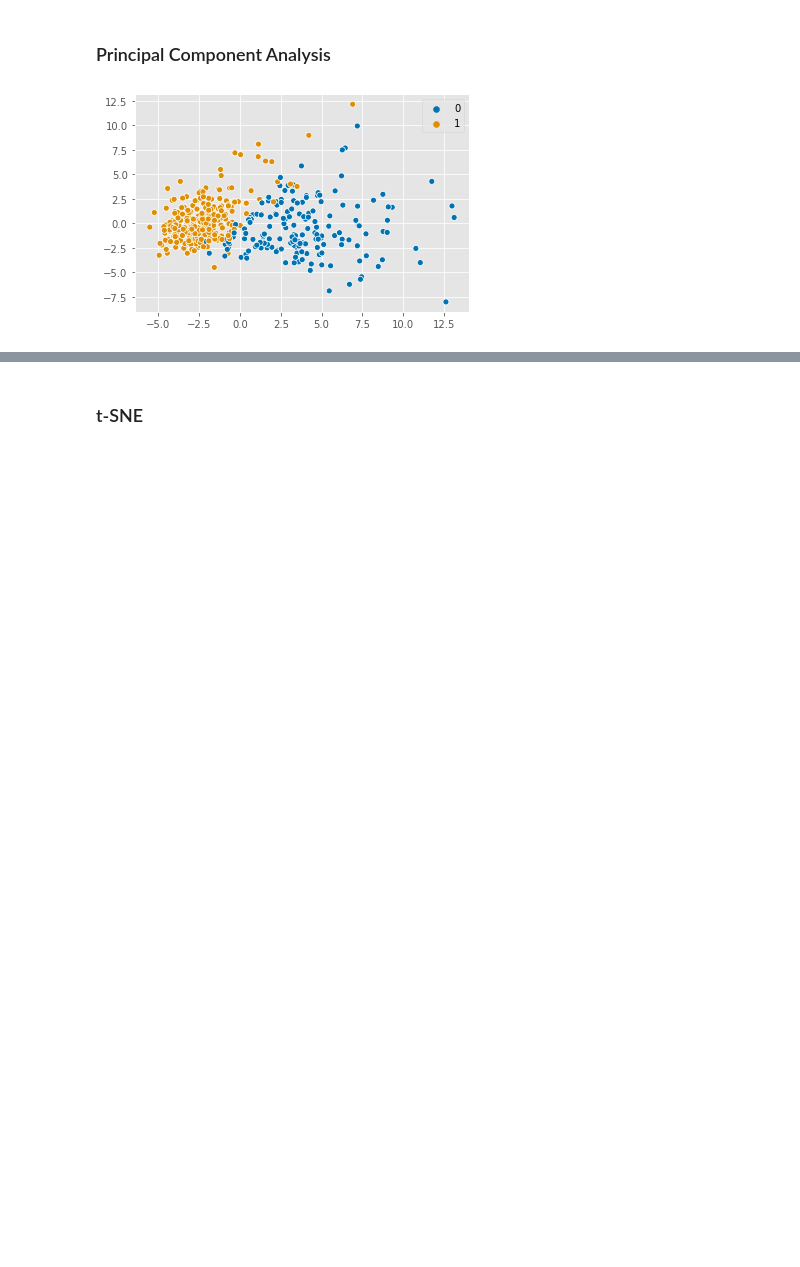
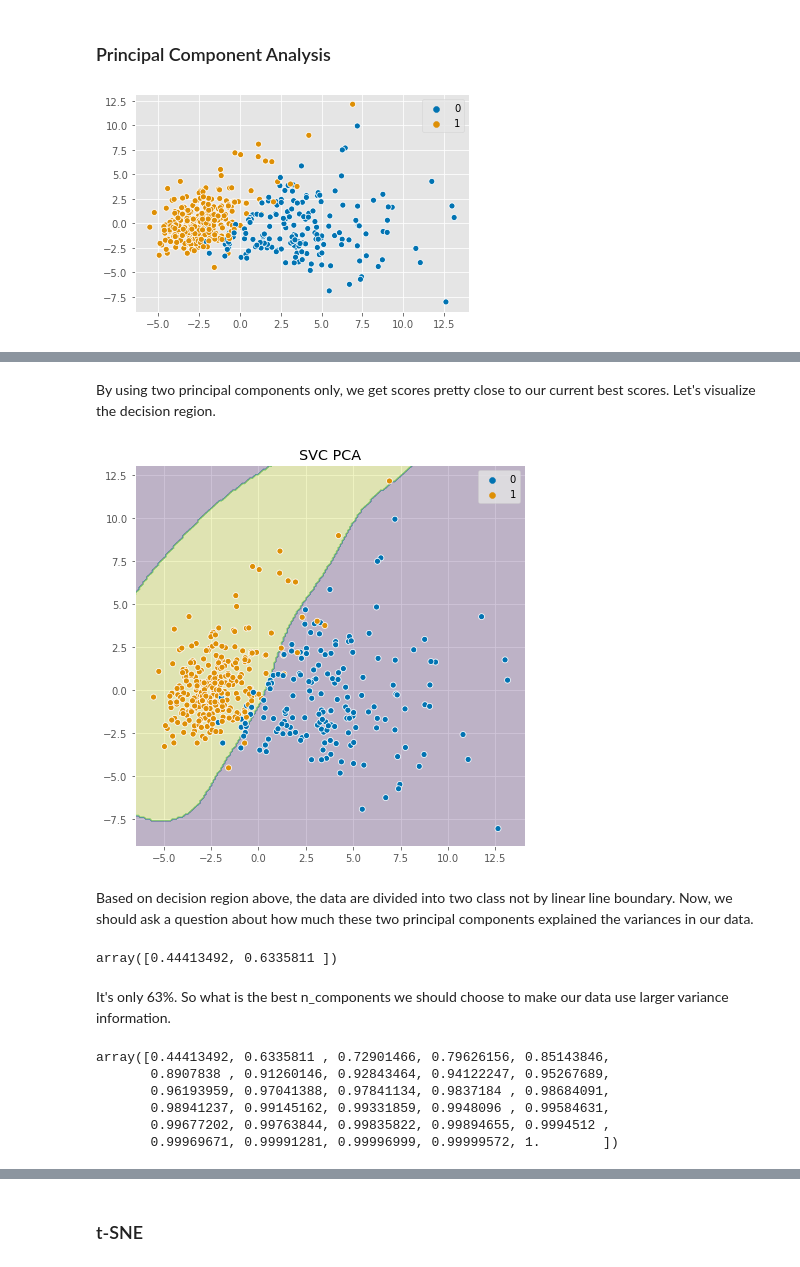
Before and after one commit to agusrichard/data-science-learning-projects, a Jupyter notebook: Breast Cancer/breast_cancer_predictive_modeling.ipynb, the cells around one changed output, grey strips where cells are left out. Drawn from its saved outputs; the diff is of its cells as text; code cells hidden in the pictures; blank space fills up the shorter version.

Commit message:
Add PCA and plot_decision_region function

```diff
--- a/Breast Cancer/breast_cancer_predictive_modeling.ipynb
+++ b/Breast Cancer/breast_cancer_predictive_modeling.ipynb
@@ -112,13 +116,9 @@ def add_report(dictionary, name, scores, estimator):
     Parameters
     ----------
     dictionary : mutable object which will get updated at each model used
-
     name : the name of model used
-
     scores : dictionary of scores
-
     estimator : scikit-learn estimator
-
     Returns
     -------
 
@@ -126,13 +126,24 @@ def add_report(dictionary, name, scores, estimator):
 
     dictionary['scores'][name] = { key: np.mean(val) for key, val in scores.items() }
     dictionary['best_scores_models'] = {
-        key: (np.mean(val), estimator) if np.mean(val) > dictionary['best_scores_models'][key][0] else dictionary['best_scores_models'][key] for key, val in scores.items()
+        key: (np.mean(val), estimator) \
+        if np.mean(val) > dictionary['best_scores_models'][key][0] \
+        else dictionary['best_scores_models'][key] \
+        for key, val in scores.items()
     }
 
 
-def plot_decision_regions(estimator, X, y, title, width=0.1, figsize=(10, 10), **kwargs):
+def plot_decision_region(estimator, X, y, title='', width=0.1, figsize=(7, 7), **kwargs):
     """
+    Plotting decision region for classification problem
 
+    Parameters
+    ----------
+    estimator : scikit-learn estimator
+    X : ndarray of shape (n, m)
+        Feature matrix
+    y : ndarray of shape (n,)
+        Target vector
     """
 
     x_min, x_max = X[:, 0].min() - 1, X[:, 0].max() + 1
@@ -145,7 +156,7 @@ def plot_decision_regions(estimator, X, y, title, width=0.1, figsize=(10, 10), *
     fig, ax = plt.subplots(1, 1, figsize=figsize)
 
     ax.contourf(xx, yy, Z, alpha=0.25, **kwargs)
-    sns.scatterplot(X[:, 0], X[:, 1], hue=y, size=y, **kwargs)
+    sns.scatterplot(X[:, 0], X[:, 1], hue=y, **kwargs)
     ax.set_title(title)
 # %% [markdown]
 ---
@@ -483,0 +512,16 @@ sns.scatterplot(X_train_pca[:, 0], X_train_pca[:, 1], hue=y_train);
+# %% [markdown]
+By using two principal components only, we get scores pretty close to our current best scores. Let's visualize the decision region.
+# %%
+best_recall_model = reports['best_scores_models']['recall'][1]
+best_recall_model.fit(X_train_pca, y_train)
+plot_decision_region(best_recall_model, X_train_pca, y_train, title='SVC PCA')
+# %% [output]
+[figure, added]
+# %% [markdown]
+Based on decision region above, the data are divided into two class not by linear line boundary. Now, we should ask a question about how much these two principal components explained the variances in our data.
+# %%
+pipe_pca.named_steps['pca'].explained_variance_ratio_.cumsum()
+# %% [output]
+array([0.44413492, 0.6335811 ])
+# %% [markdown]
+It's only 63%. So what is the best n_components we should choose to make our data use larger variance information.
@@ -483,0 +533,9 @@ sns.scatterplot(X_train_pca[:, 0], X_train_pca[:, 1], hue=y_train);
+# %%
+explained_variance
+# %% [output]
+array([0.44413492, 0.6335811 , 0.72901466, 0.79626156, 0.85143846,
+       0.8907838 , 0.91260146, 0.92843464, 0.94122247, 0.95267689,
+       0.96193959, 0.97041388, 0.97841134, 0.9837184 , 0.98684091,
+       0.98941237, 0.99145162, 0.99331859, 0.9948096 , 0.99584631,
+       0.99677202, 0.99763844, 0.99835822, 0.99894655, 0.9994512 ,
+       0.99969671, 0.99991281, 0.99996999, 0.99999572, 1.        ])
```
Also changed, not shown: parts of 11 cells of this notebook.
